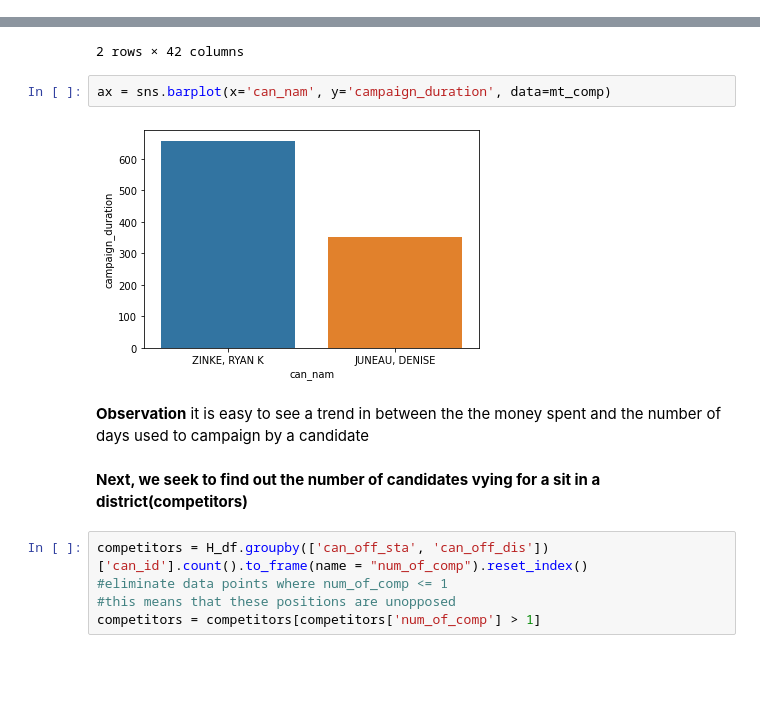
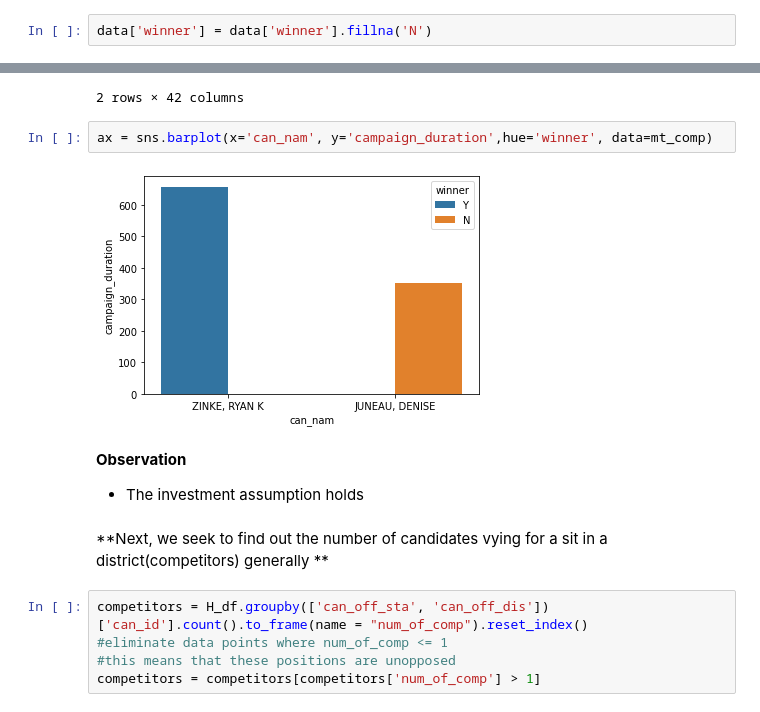
Before and after one commit to josephdickson11/campaign-finance-election-relationship, a Jupyter notebook: campaign-election-notebook.ipynb, the cells around one changed output, grey strips where cells are left out. Drawn from its saved outputs; the diff is of its cells as text; blank space fills up the shorter version.

```diff
--- a/campaign-election-notebook.ipynb
+++ b/campaign-election-notebook.ipynb
@@ -122,0 +122,2 @@ converter(data=data, data_col="net_con")
+# %%
+data['winner'] = data['winner'].fillna('N')
@@ -205,14 +218,14 @@ mt_comp
 | 535 | H6MT01095 | JUNEAU, DENISE | H | MT | 0.0 | DEM | CHALLENGER | PO BOX 563 | ... |
 2 rows × 42 columns
 # %%
-ax = sns.barplot(x='can_nam', y='campaign_duration', data=mt_comp)
+ax = sns.barplot(x='can_nam', y='campaign_duration',hue='winner', data=mt_comp)
 # %% [output]
-[figure, old version]
+[figure, new version]
-# %% [markdown]
-**Observation**
-it is easy to see a trend in between the the money spent and the number of days used to campaign by a candidate
+# %% [markdown]
+**Observation**
+* The investment assumption holds
 # %% [markdown]
-**Next, we seek to find out the number of candidates vying for a sit in a district(competitors)**
+**Next, we seek to find out the number of candidates vying for a sit in a district(competitors) generally **
 # %%
 competitors = H_df.groupby(['can_off_sta', 'can_off_dis'])['can_id'].count().to_frame(name = "num_of_comp").reset_index()
 #eliminate data points where num_of_comp <= 1
```
Also changed, not shown: parts of 46 cells of this notebook.
